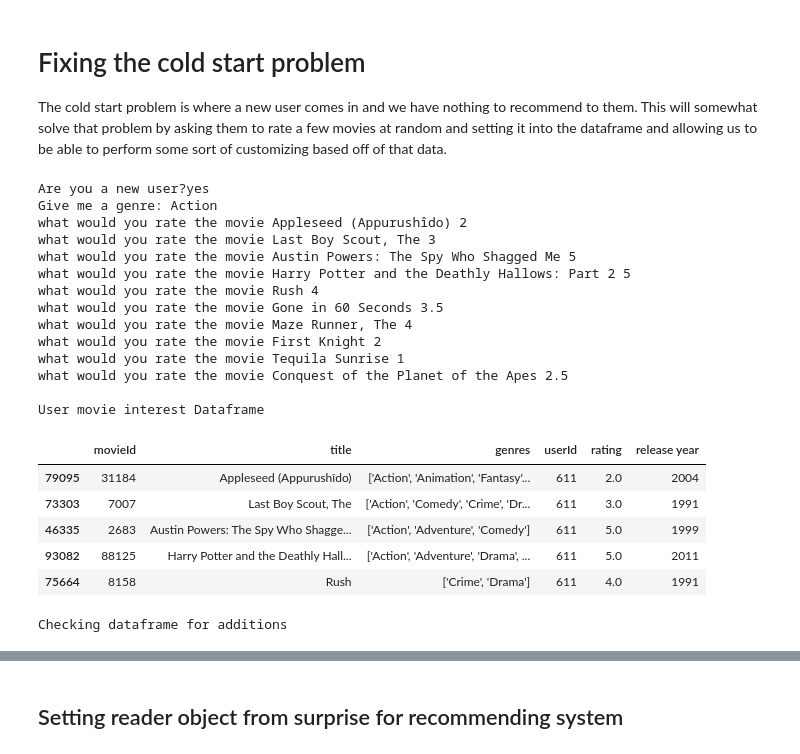
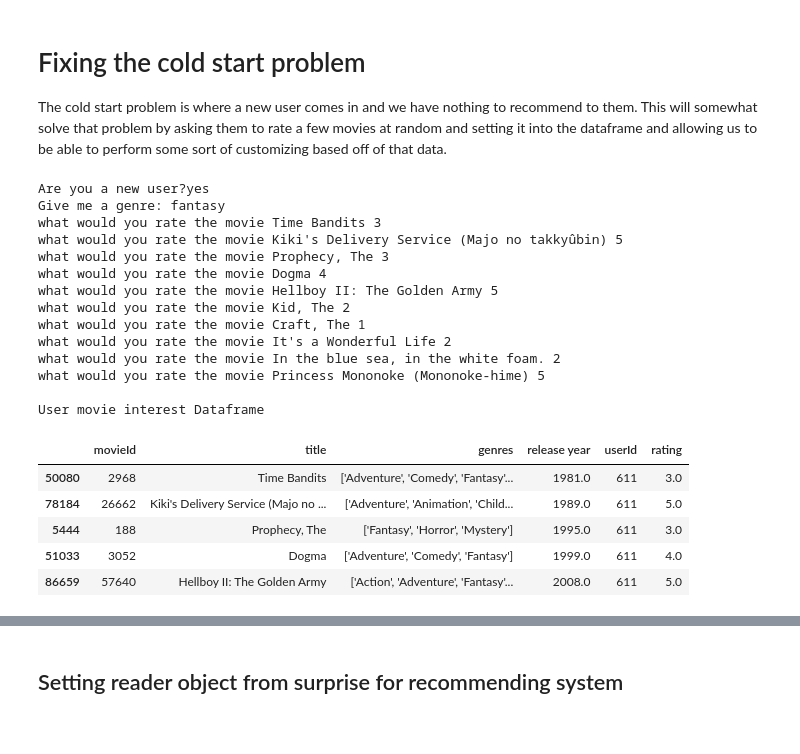
Before and after one commit to Corneth/Movie-Lens-Recommender, a Jupyter notebook: Mod 4 project file.ipynb, the cells around one changed output, grey strips where cells are left out. Saved outputs shown, nothing was run; the diff lists cells and outputs as text; code cells hidden in the pictures.

```diff
--- a/Mod 4 project file.ipynb
+++ b/Mod 4 project file.ipynb
@@ -49,18 +49,26 @@ def get_data():
     return movies,links,ratings,tags
 
 def clean_data(movies,links,ratings):
+    """ Takes in three different dataframes, merging the dataframes togeather, takes the year of release and sets them as
+    their own column and splits the genres out to strings for searching"""
     ratings.drop('timestamp',axis = 1, inplace = True)
-
-
-
+    movies['release year'] = movies['title'].str[-6:]
+    movies['title'] = [x[:-6] for x in movies['title']]
+    movies['release year'] = movies['release year'].str.extract(r'\((.*)\)')
 
     df1 = pd.merge(movies,links,on ='movieId')
 
     df = pd.merge(df1,ratings,on = 'movieId',how = 'inner')
-    df['release year'] = df['title'].str[-6:]
-    df['title'] = [x[:-6] for x in df['title']]
-    df['release year'] = df['release year'].str.extract(r'\((.*)\)')
-    df['release year'] = df['release year'].fillna(0).astype(int)
+
+    counts = df.groupby('movieId')['rating'].agg(['sum','mean'])
+    rating_counts =pd.DataFrame(counts)
+    movies= pd.merge(movies,rating_counts,on = 'movieId',how = 'inner')
+
+
+#     df['release year'] = df['title'].str[-6:]
+#     df['title'] = [x[:-6] for x in df['title']]
+#     df['release year'] = df['release year'].str.extract(r'\((.*)\)')
+    df['release year'] = df['release year'].fillna(0).astype(float)
     df['genres'] = df['genres'].str.split('|').astype(str)
     df.drop(['imdbId','tmdbId'],axis = 1,inplace = True)
 #     df.drop_duplicates(subset = 'movieId',keep = 'first',inplace = True)
@@ -68,12 +76,21 @@ def clean_data(movies,links,ratings):
 
 
 def predict_evaluate(recsys,dataset,name = 'Algorithm'):
+    """
+    recsys: recommender system
+    dataset: dataset to using the recsys system on.
+
+    takes in dataframe and algorithm and validates the RMSE and find the scores"""
     scores = cross_validate(
     recsys, dataset, measures = ['RMSE','MAE'], cv = 4)
     print('Testset Avg MAE: {:.2f} Avg RMSE : {:.2f} [{}]'.format(scores['test_mae'].mean(), scores['test_rmse'].mean(), name))
 
 
 def user_interest():
+    """
+    Takes the users ratings of 25 random movies based off of genre and adds them to the ratings dataframe and to the regular dataframe.
+    returns the users movies and users Id
+    """
 #     movies['title'] = [x[:-6] for x in movies['title']]
     new_user = input('Are you a new user?')
     if new_user == 'yes':
@@ -97,11 +114,8 @@ def user_interest():
         movies2['userId'] = user
 
         movies = movies.append(movies2)
-#         df.groupby('movieId')['rating'].count().reset_index().sort_values('movieId',ascending = False)
 
-
-#     ratings count,average rating
-
+    df.append(movies)
     return movies,user
 # %% [markdown]
 # Pull data from Functions and view the data
@@ -227,31 +245,26 @@ The cold start problem is where a new user comes in and we have nothing to recom
 # %%
 user_movies,user = user_interest()
 print("")
 print('User movie interest Dataframe')
-display(user_movies.head())
-
-print('')
-print('Checking dataframe for additions')
-df.tail()
+user_movies.head()
 # %% [output]
 Are you a new user?yes
-Give me a genre: Action
-what would you rate the movie Appleseed (Appurushîdo) 2
-what would you rate the movie Last Boy Scout, The 3
-what would you rate the movie Austin Powers: The Spy Who Shagged Me 5
-what would you rate the movie Harry Potter and the Deathly Hallows: Part 2 5
-what would you rate the movie Rush 4
-what would you rate the movie Gone in 60 Seconds 3.5
-what would you rate the movie Maze Runner, The 4
-what would you rate the movie First Knight 2
-what would you rate the movie Tequila Sunrise 1
-what would you rate the movie Conquest of the Planet of the Apes 2.5
+Give me a genre: fantasy
+what would you rate the movie Time Bandits 3
+what would you rate the movie Kiki's Delivery Service (Majo no takkyûbin) 5
+what would you rate the movie Prophecy, The 3
+what would you rate the movie Dogma 4
+what would you rate the movie Hellboy II: The Golden Army 5
+what would you rate the movie Kid, The 2
+what would you rate the movie Craft, The 1
+what would you rate the movie It's a Wonderful Life 2
+what would you rate the movie In the blue sea, in the white foam. 2
+what would you rate the movie Princess Mononoke (Mononoke-hime) 5
 
 User movie interest Dataframe
-|  | movieId | title | genres | userId | rating | release year |
-| 79095 | 31184 | Appleseed (Appurushîdo) | ['Action', 'Animation', 'Fantasy'... | 611 | 2.0 | 2004 |
-| 73303 | 7007 | Last Boy Scout, The | ['Action', 'Comedy', 'Crime', 'Dr... | 611 | 3.0 | 1991 |
-| 46335 | 2683 | Austin Powers: The Spy Who Shagge... | ['Action', 'Adventure', 'Comedy'] | 611 | 5.0 | 1999 |
-| 93082 | 88125 | Harry Potter and the Deathly Hall... | ['Action', 'Adventure', 'Drama', ... | 611 | 5.0 | 2011 |
-| 75664 | 8158 | Rush | ['Crime', 'Drama'] | 611 | 4.0 | 1991 |
+|  | movieId | title | genres | release year | userId | rating |
+| 50080 | 2968 | Time Bandits | ['Adventure', 'Comedy', 'Fantasy'... | 1981.0 | 611 | 3.0 |
+| 78184 | 26662 | Kiki's Delivery Service (Majo no ... | ['Adventure', 'Animation', 'Child... | 1989.0 | 611 | 5.0 |
+| 5444 | 188 | Prophecy, The | ['Fantasy', 'Horror', 'Mystery'] | 1995.0 | 611 | 3.0 |
+| 51033 | 3052 | Dogma | ['Adventure', 'Comedy', 'Fantasy'] | 1999.0 | 611 | 4.0 |
+| 86659 | 57640 | Hellboy II: The Golden Army | ['Action', 'Adventure', 'Fantasy'... | 2008.0 | 611 | 5.0 |
-Checking dataframe for additions
```
Also changed, not shown: parts of 51 cells of this notebook.
